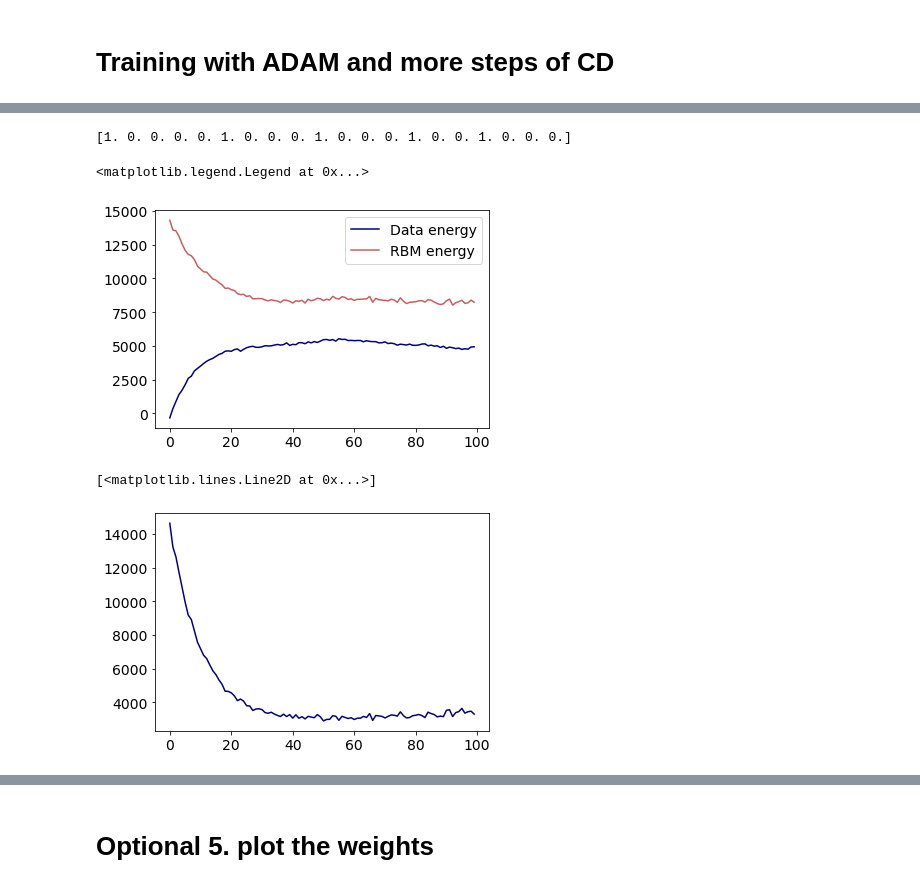
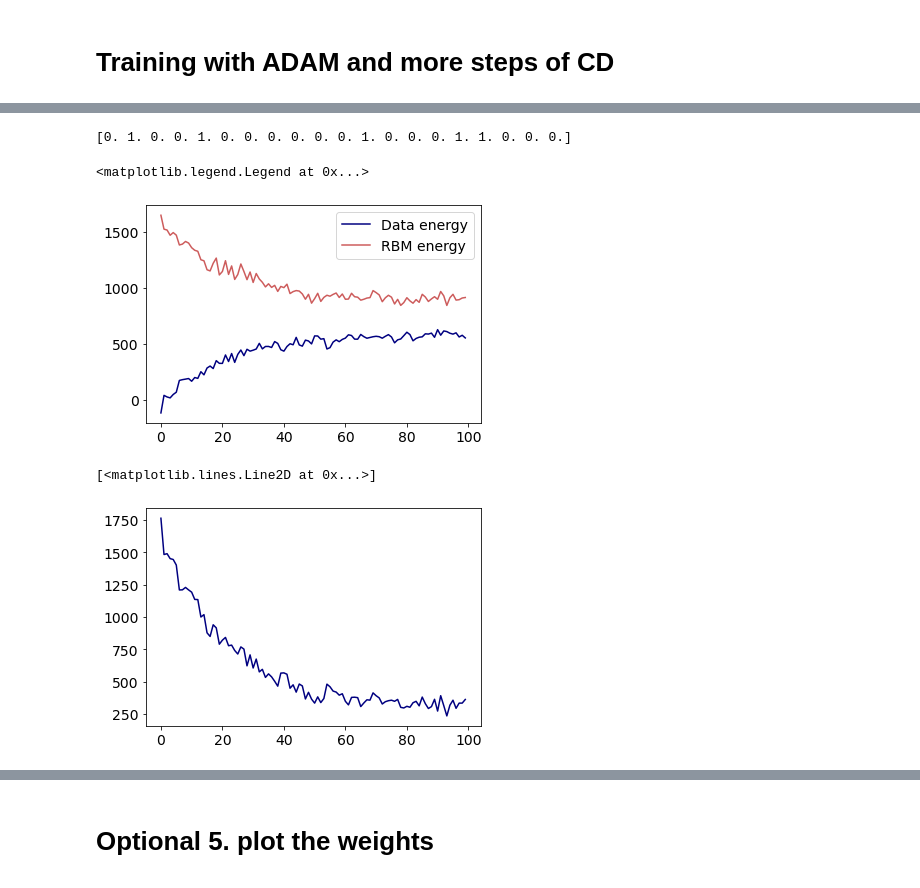
Before and after one commit to isottongloria/LCP-MODULE_B, a Jupyter notebook: RBM_23-point_4+2+3.ipynb, the cells around one changed output, grey strips where cells are left out. Drawn from its saved outputs; the diff is of its cells as text; code cells hidden in the pictures.

Commit message:
added energies and covariance

```diff
--- a/RBM_23-point_4+2+3.ipynb
+++ b/RBM_23-point_4+2+3.ipynb
@@ -58,6 +58,8 @@ each of N=10000 data has L=20 digits
 [0 0 0 1 0 1 0 0 0 0 0 1 1 0 0 0 0 0 1 0]
 ...
 (10000, 20)
+# %%
+cov_data = np.cov(v)/N
 # %% [markdown]
 ## initialize
 # %%
@@ -265,6 +267,9 @@ def E(v,h):
 np.random.seed(12345)
 
 plotgraph(0)
+N = 1000
+Nv = 20
+epochs = 100
 
 # learning rate
 l_rate = 1.0
@@ -281,16 +286,21 @@ beta=0.9
 
 t=1
 
+#covariance
+cov_sum = np.zeros(epochs)
+
 #energies
-E_rbm = np.zeros(100)
-E_d = np.zeros(100)
+E_rbm = np.zeros(epochs)
+E_d = np.zeros(epochs)
+
+V = []
 
 # minibatch
-mini, m = 1000, 0
-steps=3
+mini, m = 500, 0
+steps=10
 # train model
 print('===================================================')
-for epoch in range(100):
+for epoch in range(epochs):
     # aggregate normalization of batch statistics and learning rate
     l_rate_m = l_rate / mini
     for k in range(N):
@@ -315,12 +325,16 @@ for epoch in range(100):
         vh_data += np.outer(v[k].T,h)
         vh_model+= np.outer(vf.T,hf)
 
+        V.append(vf)
+
+
         # update energies of the state for each row
         E_rbm[epoch] += E(vf,h)
         E_d[epoch] += E(v[k],h)
 
         m += 1
         # minibatch
+
         if m==mini:
             # gradient of the likelihood: follow it along its positive direction
             # with a Adam optimizer
@@ -328,7 +342,7 @@ for epoch in range(100):
             da = l_rate_m*(v_data - v_model)
             db = l_rate_m*(h_data - h_model)
 
-            if epoch<=50: #ADAM
+            if epoch<=200: #ADAM
                 ##********update***********##
                 m_dw = beta1*m_dw + (1-beta1)*(vh_data - vh_model)
                 m_db = beta1*m_db + (1-beta1)*(h_data - h_model)
@@ -373,12 +387,21 @@ for epoch in range(100):
                 print('vh_data \n', vh_data, '\n')
                 print('vh_model \n',vh_model)
 
-    #print('E_rbm = ', E_rbm)
-    #print('E_data = ', E_d)
+    Vf = np.array(V)
+    cov_vf = np.cov(Vf)
+    #covariance:
+    for j in range(0,N):
+        for i in range(0, j):
+            cov_sum[epoch]+=(cov_vf[i,j]-cov_data[i,j])**2
+    cov_sum[epoch] = (cov_sum[epoch]*2)/(Nv*(Nv-1))
+
+    print('E_rbm = ', E_rbm)
+    print('E_data = ', E_d)
     # randomize the order of input data
     np.random.shuffle(v)
+    V = []
     # decrease the learning rate (here as a power law)
-    l_rate = l_rate / (0.01 * l_rate + 1)
+    #l_rate = l_rate / (0.01 * l_rate + 1)
     if epoch%10==9:
         plotgraph(epoch+1)
         print('l_rate = ',l_rate)
@@ -494,20 +517,19 @@ CUMULATIVE PROBABILITY :  [0.36088521 0.48683806 0.8109539  1.        ]
 ... (10 outputs left out)
-# %%
-print(vf)
-# %% [output]
-[1. 0. 0. 0. 0. 1. 0. 0. 0. 1. 0. 0. 0. 1. 0. 0. 1. 0. 0. 0.]
+# %%
+print(Vf[4])
+# %% [output]
+[0. 1. 0. 0. 1. 0. 0. 0. 0. 0. 0. 1. 0. 0. 0. 1. 1. 0. 0. 0.]
 # %%
 fig, ax = plt.subplots()
-ax.plot(np.arange(100), E_d, label='Data energy', color='navy')
-ax.plot(np.arange(100), E_rbm, label='RBM energy', color='indianred')
+ax.plot(np.arange(epochs), E_d, label='Data energy', color='navy')
+ax.plot(np.arange(epochs), E_rbm, label='RBM energy', color='indianred')
 ax.legend(loc='best')
 # %% [output]
 <matplotlib.legend.Legend at 0x...>
-[figure, old version]
+[figure, new version]
 # %%
-rms = np.sqrt((E_rbm-E_d)**2)
 fig, ax = plt.subplots()
-ax.plot(np.arange(100), rms, label='rms', color='navy')
+ax.plot(np.arange(epochs), E_rbm-E_d, label='difference', color='navy')
 # %% [output]
 [<matplotlib.lines.Line2D at 0x...>]
-[figure, old version]
+[figure, new version]
```
Also changed, not shown: parts of 7 cells of this notebook.
